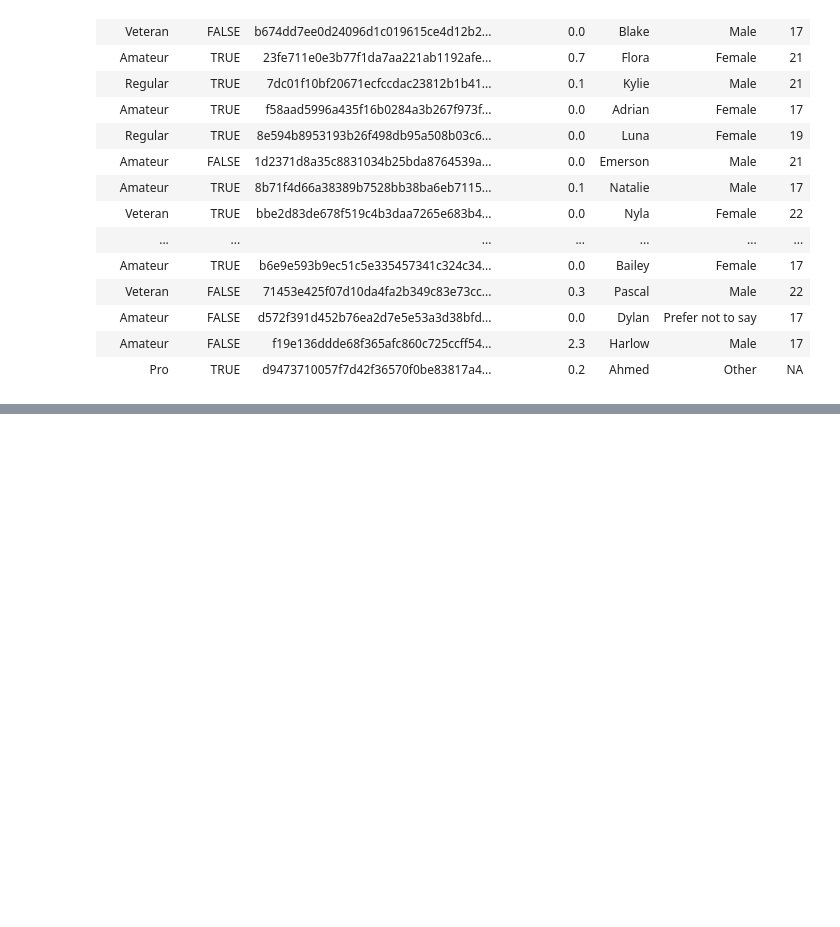
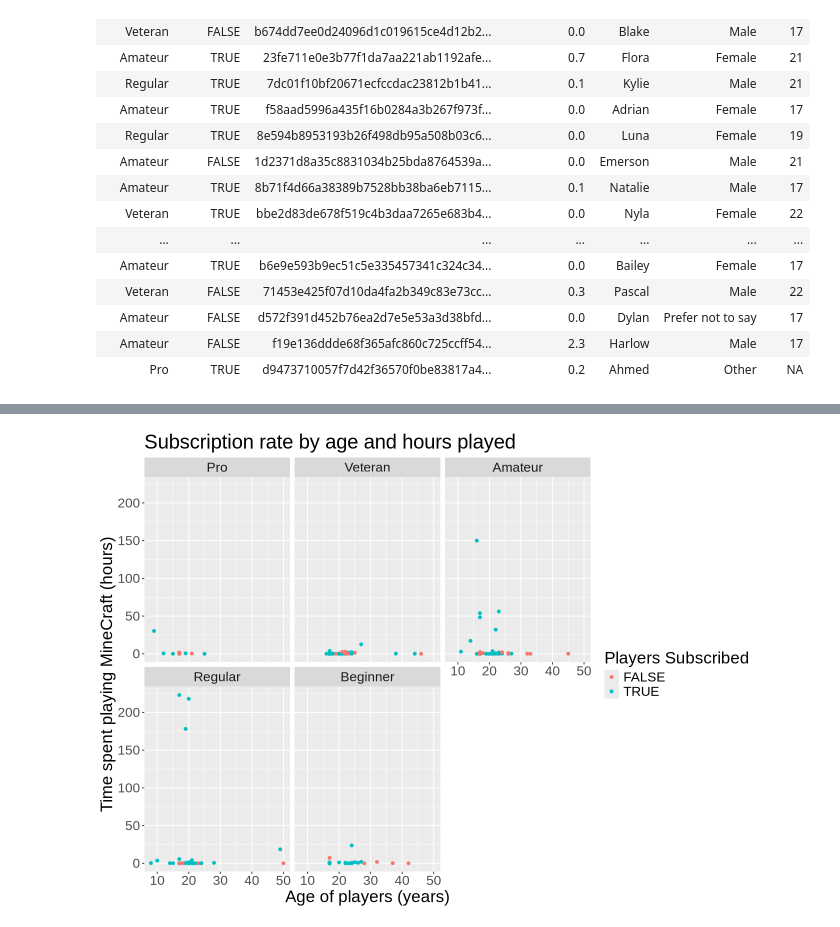
Before and after one commit to KatieHoang-oss/dsci-100-project, a Jupyter notebook: final_project.ipynb, the cells around one changed output, grey strips where cells are left out. Cells and saved outputs as stored; diff of their text form; code cells hidden in the pictures; blank space fills up the shorter version.

```diff
--- a/final_project.ipynb
+++ b/final_project.ipynb
@@ -99,0 +101,14 @@ A tibble: 194 × 5
+# %%
+options(repr.plot.height = 8, repr.plot.width = 11)
+
+players_plot <- players_clean |>
+ggplot(aes(x = Age, y = played_hours, color = subscribe)) +
+geom_point()+
+facet_wrap(vars(experience))+
+labs(x = "Age of players (years)", y = "Time spent playing MineCraft (hours)", color = "Players Subscribed")+
+ggtitle("Subscription rate by age and hours played")+
+theme (text =element_text (size = 20))
+
+players_plot
+# %% [output]
+[figure, added]
```
Also changed, not shown: parts of 8 cells of this notebook.
